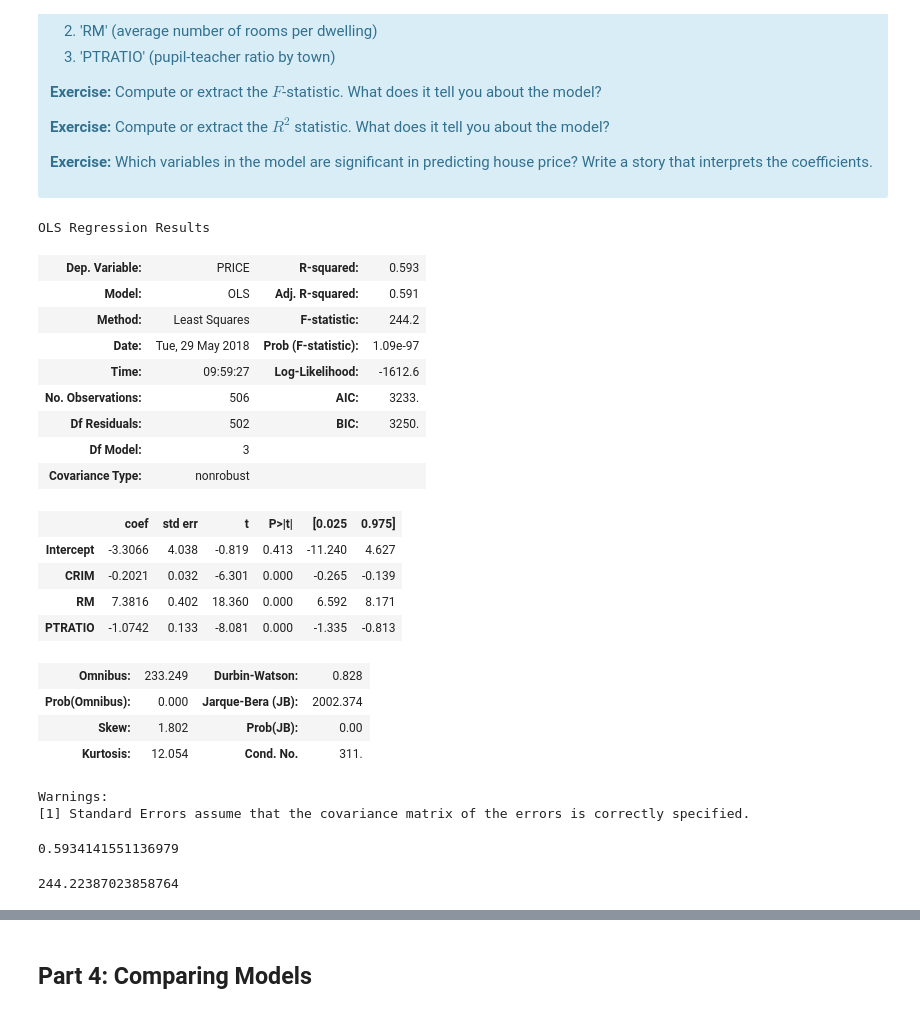
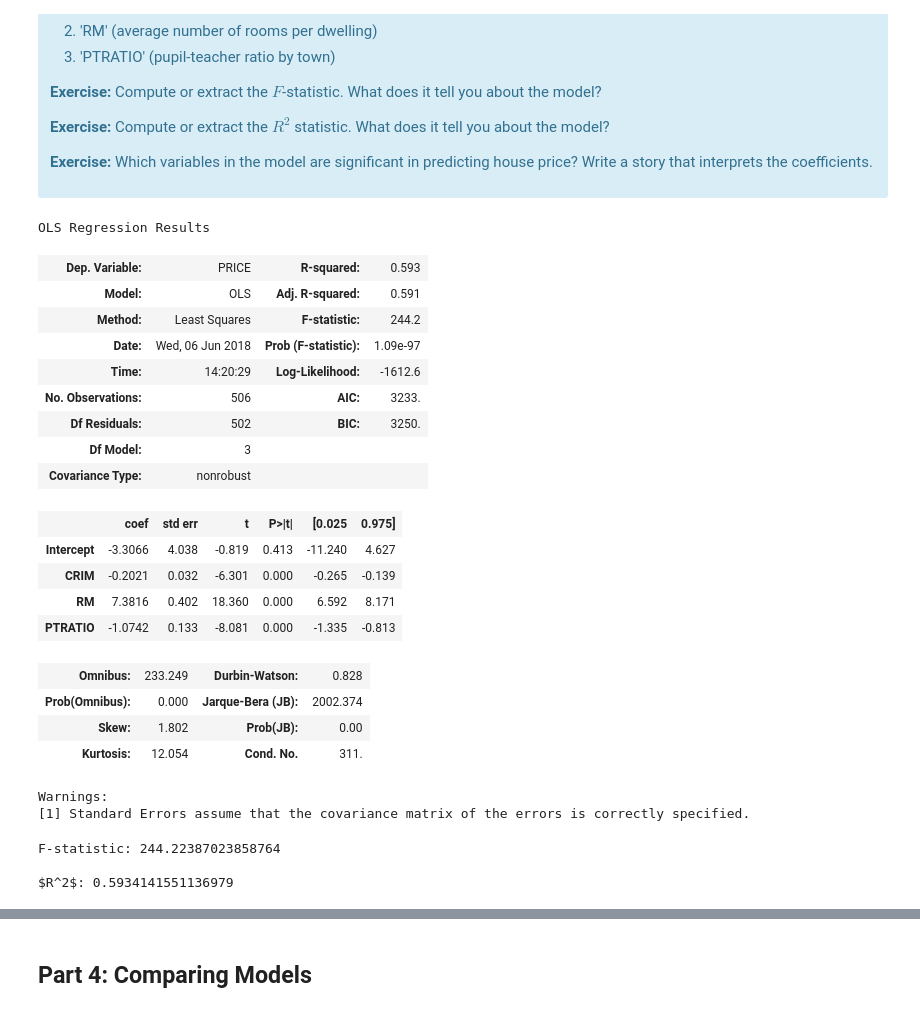
Before and after one commit to b-gibbs/data_science, a Jupyter notebook: Machine Learning/Linear Regression/Mini_Project_Linear_Regression.ipynb, the cells around one changed output, grey strips where cells are left out. Cells and saved outputs as stored; diff of their text form; code cells hidden in the pictures.

Commit message:
Clean formatting

```diff
--- a/Machine Learning/Linear Regression/Mini_Project_Linear_Regression.ipynb
+++ b/Machine Learning/Linear Regression/Mini_Project_Linear_Regression.ipynb
@@ -1292,16 +1076,17 @@ Warnings:
 # %%
 m_3 = ols('PRICE ~ CRIM + RM + PTRATIO', bos).fit()
 m_3.summary()
 
-m_3.rsquared
-m_3.fvalue
+
+print('\nF-statistic: {}'.format(m_3.fvalue))
+print('\n$R^2$: {}'.format(m_3.rsquared))
 # %% [output]
 OLS Regression Results
 | Dep. Variable: | PRICE | R-squared: | 0.593 |
 | Model: | OLS | Adj. R-squared: | 0.591 |
 | Method: | Least Squares | F-statistic: | 244.2 |
-| Date: | Tue, 29 May 2018 | Prob (F-statistic): | 1.09e-97 |
-| Time: | 09:59:27 | Log-Likelihood: | -1612.6 |
+| Date: | Wed, 06 Jun 2018 | Prob (F-statistic): | 1.09e-97 |
+| Time: | 14:20:29 | Log-Likelihood: | -1612.6 |
 | No. Observations: | 506 | AIC: | 3233. |
 | Df Residuals: | 502 | BIC: | 3250. |
 | Df Model: | 3 |  |  |
@@ -1317,5 +1102,6 @@ OLS Regression Results
 | Kurtosis: | 12.054 | Cond. No. | 311. |
 Warnings:
 [1] Standard Errors assume that the covariance matrix of the errors is correctly specified.
-0.5934141551136979
+F-statistic: 244.22387023858764
+
+$R^2$: 0.5934141551136979
-244.22387023858764
```
Also changed, not shown: parts of 167 cells of this notebook, 9 other files.
